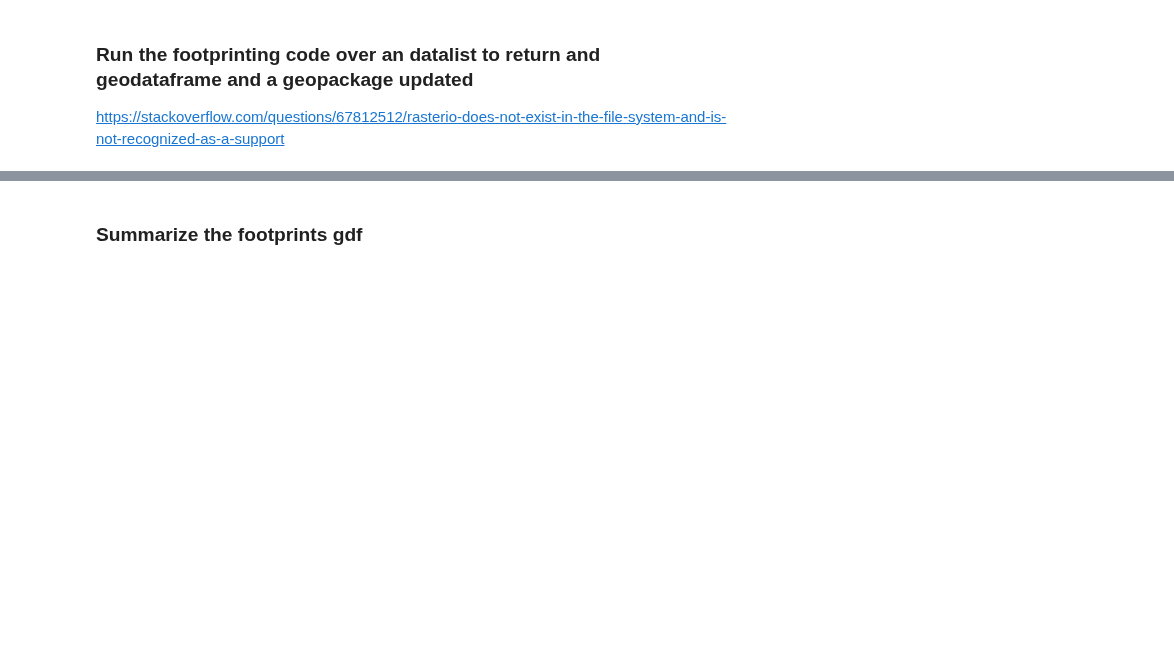
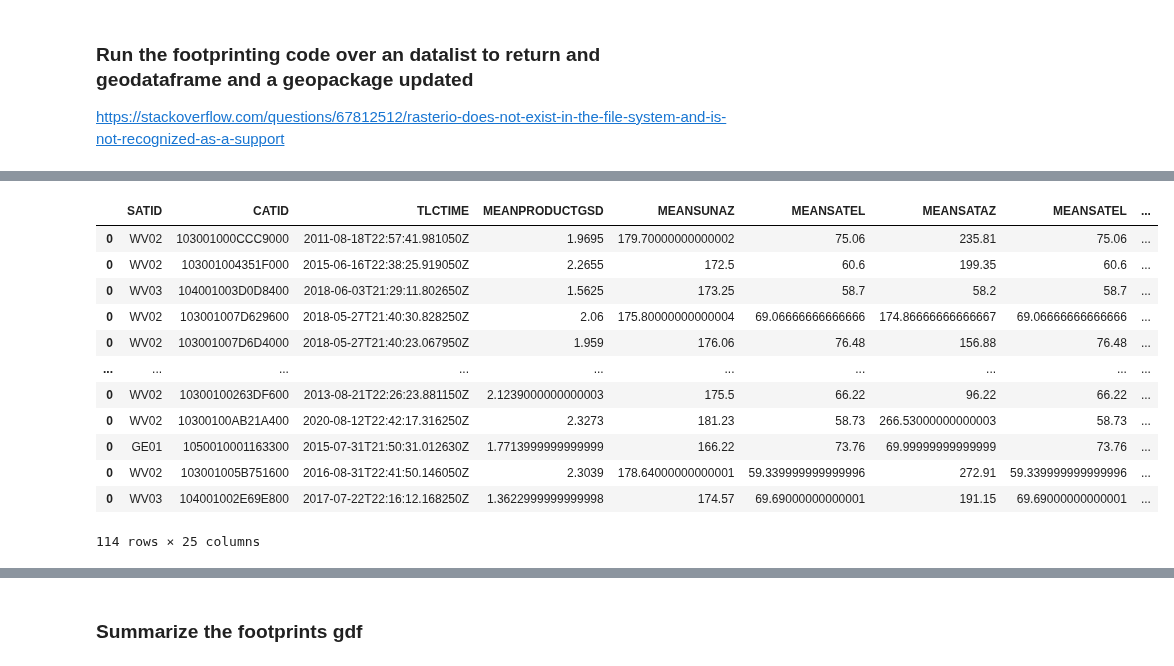
Before and after one commit to pahbs/geoscitools, a Jupyter notebook: footprint_srlite.ipynb, the cells around one changed output, grey strips where cells are left out. Cells and saved outputs as stored; diff of their text form; code cells hidden in the pictures; blank space fills up the shorter version.

```diff
--- a/footprint_srlite.ipynb
+++ b/footprint_srlite.ipynb
@@ -75,11 +75,11 @@ dict_list = [
     },
     # EVHR TOA: /adapt/nobackup/projects/ilab/projects/srlite/input
     {'location': 'local',
-     'data_dir': '/panfs/ccds02/nobackup/projects/ilab/projects/srlite/input',#'/explore/nobackup/projects/ilab/data/srlite/toa',#"/adapt/nobackup/projects/ilab/projects/srlite/input/Serc", #/adapt/nobackup/projects/ilab/projects/srlite/input/Serc
+     'data_dir': '/explore/nobackup/people/iluser/projects/srlite/input',#'/panfs/ccds02/nobackup/projects/ilab/projects/srlite',#'/explore/nobackup/projects/ilab/data/srlite/toa',#"/adapt/nobackup/projects/ilab/projects/srlite/input/Serc", #/adapt/nobackup/projects/ilab/projects/srlite/input/Serc
      'data_source': 'EVHR',
      'image_type': '**',
      'layer_name': 'M1BS',
-     'search_tail_string': '/**/*M1BS*toa.tif',
+     'search_tail_string': '/*M1BS*toa.tif',
      'search_link_string': '',
      'GET_BATCH': True,
      'DO_DATAMASK': False,
@@ -128,7 +128,8 @@ dict_list = [
     # SR-lite output
     {'location': 'local',
      #'data_dir': "/adapt/nobackup/projects/ilab/data/srlite/products/srlite-0.9.9-06132022-reproject_ALL_only_once_to_toa",
-     'data_dir': "/explore/nobackup/projects/ilab/data/srlite/products/srlite-0.9.14-10132022-csv-8band/10132022",
+     #'data_dir': "/explore/nobackup/projects/ilab/data/srlite/products/srlite-0.9.14-10132022-csv-8band/10132022",
+     'data_dir': "/explore/nobackup/projects/ilab/data/srlite/products/archive/srlite-0.9.15-10282022-qa/10282022-all",
      'data_source': 'srlite-0.9.14',
      'image_type': '**',
      'layer_name': 'all',
@@ -151,7 +152,7 @@ https://stackoverflow.com/questions/67812512/rasterio-does-not-exist-in-the-file
 # %%
 ######################
 # Select a dictionary
-d = dict_list[-1]
+d = dict_list[2]
 TEST=False
 ######################
 d
@@ -233,0 +250,3 @@ Wall time: 20.9 s
+# %%
+toa_list = (footprint_gdf.path + '/' + footprint_gdf.file).to_list()
+z = pd.concat([make_vhr_xml_dataframe(toa_fn.replace('tif','xml')) for toa_fn in toa_list])
@@ -233,0 +271,16 @@ Wall time: 20.9 s
+# %%
+z
+# %% [output]
+|  | SATID | CATID | TLCTIME | MEANPRODUCTGSD | MEANSUNAZ | MEANSATEL | MEANSATAZ | MEANSATEL | ... |
+| 0 | WV02 | 103001000CCC9000 | 2011-08-18T22:57:41.981050Z | 1.9695 | 179.70000000000002 | 75.06 | 235.81 | 75.06 | ... |
+| 0 | WV02 | 103001004351F000 | 2015-06-16T22:38:25.919050Z | 2.2655 | 172.5 | 60.6 | 199.35 | 60.6 | ... |
+| 0 | WV03 | 104001003D0D8400 | 2018-06-03T21:29:11.802650Z | 1.5625 | 173.25 | 58.7 | 58.2 | 58.7 | ... |
+| 0 | WV02 | 103001007D629600 | 2018-05-27T21:40:30.828250Z | 2.06 | 175.80000000000004 | 69.06666666666666 | 174.86666666666667 | 69.06666666666666 | ... |
+| 0 | WV02 | 103001007D6D4000 | 2018-05-27T21:40:23.067950Z | 1.959 | 176.06 | 76.48 | 156.88 | 76.48 | ... |
+| ... | ... | ... | ... | ... | ... | ... | ... | ... | ... |
+| 0 | WV02 | 10300100263DF600 | 2013-08-21T22:26:23.881150Z | 2.1239000000000003 | 175.5 | 66.22 | 96.22 | 66.22 | ... |
+| 0 | WV02 | 10300100AB21A400 | 2020-08-12T22:42:17.316250Z | 2.3273 | 181.23 | 58.73 | 266.53000000000003 | 58.73 | ... |
+| 0 | GE01 | 1050010001163300 | 2015-07-31T21:50:31.012630Z | 1.7713999999999999 | 166.22 | 73.76 | 69.99999999999999 | 73.76 | ... |
+| 0 | WV02 | 103001005B751600 | 2016-08-31T22:41:50.146050Z | 2.3039 | 178.64000000000001 | 59.339999999999996 | 272.91 | 59.339999999999996 | ... |
+| 0 | WV03 | 104001002E69E800 | 2017-07-22T22:16:12.168250Z | 1.3622999999999998 | 174.57 | 69.69000000000001 | 191.15 | 69.69000000000001 | ... |
+114 rows × 25 columns
```
Also changed, not shown: parts of 6 cells of this notebook, 2 other files.
